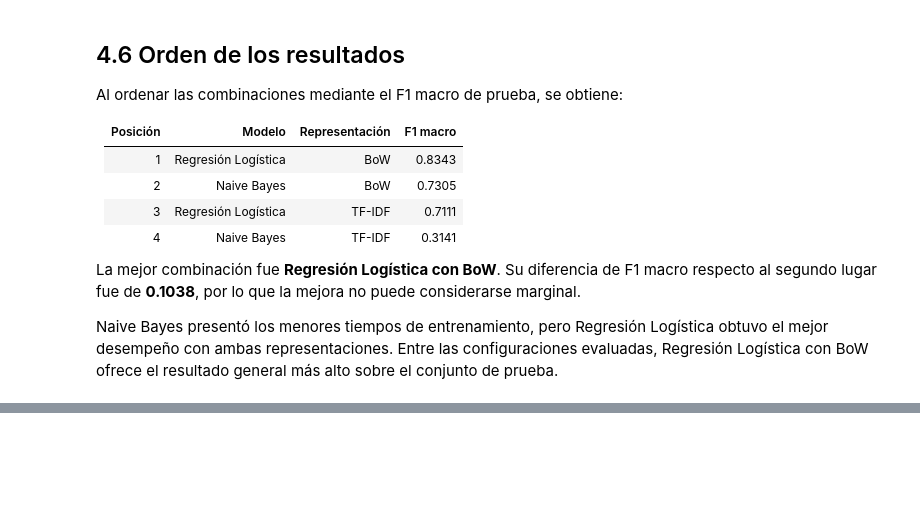
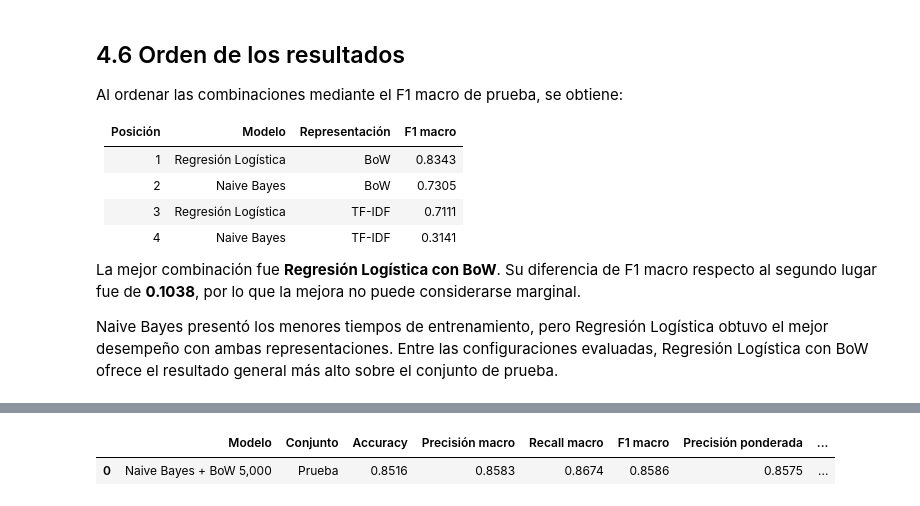
Before and after one commit to Jtanchezz/NLP, a Jupyter notebook: Lab4/lab4.ipynb, the cells around one changed output, grey strips where cells are left out. Saved outputs shown, nothing was run; the diff lists cells and outputs as text; code cells hidden in the pictures; blank space fills up the shorter version.

```diff
--- a/Lab4/lab4.ipynb
+++ b/Lab4/lab4.ipynb
@@ -2681,0 +3288,73 @@ Naive Bayes presentó los menores tiempos de entrenamiento, pero Regresión Log
+# %%
+vectorizador_bow_5000 = CountVectorizer(
+    tokenizer=str.split,
+    preprocessor=None,
+    token_pattern=None,
+    lowercase=False,
+    max_features=5000
+)
+
+matriz_bow_5000_entrenamiento = (
+    vectorizador_bow_5000.fit_transform(
+        textos_entrenamiento
+    )
+)
+
+matriz_bow_5000_validacion = (
+    vectorizador_bow_5000.transform(
+        textos_validacion
+    )
+)
+
+matriz_bow_5000_prueba = (
+    vectorizador_bow_5000.transform(
+        textos_prueba
+    )
+)
+
+modelo_bow_5000 = MultinomialNB(
+    alpha=1.0
+)
+
+modelo_bow_5000.fit(
+    matriz_bow_5000_entrenamiento,
+    etiquetas_entrenamiento
+)
+
+predicciones_bow_5000_prueba = (
+    modelo_bow_5000.predict(
+        matriz_bow_5000_prueba
+    )
+)
+
+metricas_bow_5000_prueba = (
+    calcular_metricas_clasificacion(
+        etiquetas_prueba,
+        predicciones_bow_5000_prueba
+    )
+)
+
+resultado_bow_5000_prueba = pd.DataFrame([
+    {
+        "Modelo": (
+            "Naive Bayes + BoW 5,000"
+        ),
+        "Conjunto": "Prueba",
+        **metricas_bow_5000_prueba
+    }
+])
+
+display(
+    resultado_bow_5000_prueba.round({
+        "Accuracy": 4,
+        "Precisión macro": 4,
+        "Recall macro": 4,
+        "F1 macro": 4,
+        "Precisión ponderada": 4,
+        "Recall ponderado": 4,
+        "F1 ponderado": 4
+    })
+)
+# %% [output]
+|  | Modelo | Conjunto | Accuracy | Precisión macro | Recall macro | F1 macro | Precisión ponderada | ... |
+| 0 | Naive Bayes + BoW 5,000 | Prueba | 0.8516 | 0.8583 | 0.8674 | 0.8586 | 0.8575 | ... |
```
Also changed, not shown: parts of 5 cells of this notebook.
